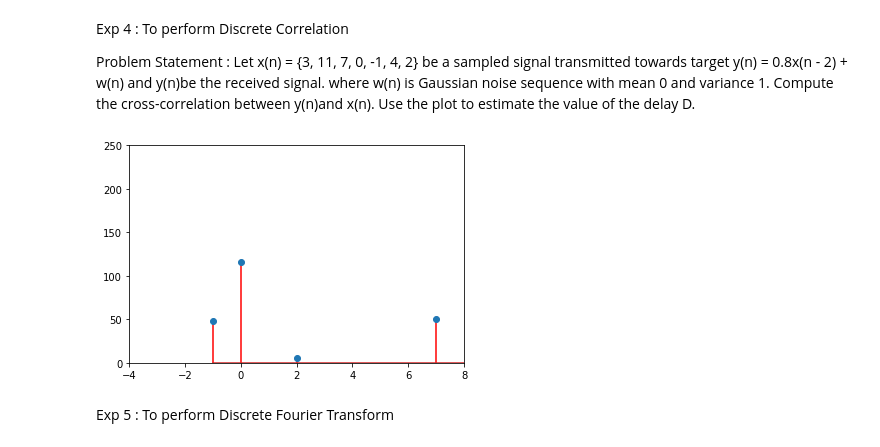
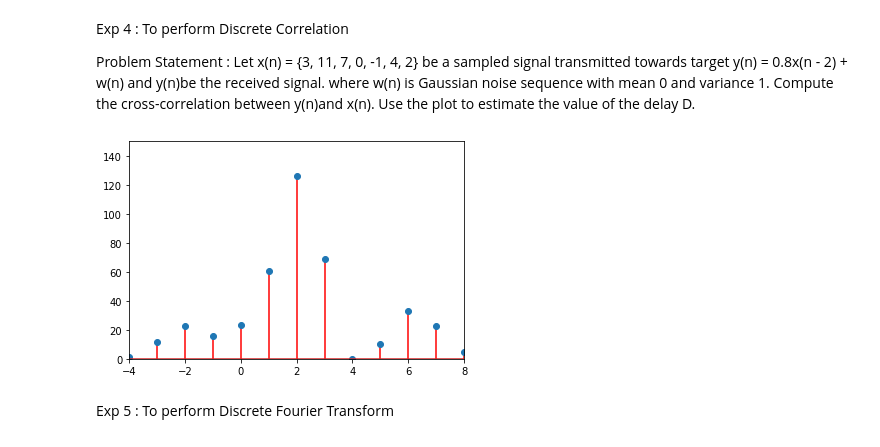
Before and after one commit to ejson03/Sem-7-pracs, a Jupyter notebook: dsip/dsip.ipynb, the cells around one changed output. Saved outputs shown, nothing was run; the diff lists cells and outputs as text; code cells hidden in the pictures.

```diff
--- a/dsip/dsip.ipynb
+++ b/dsip/dsip.ipynb
@@ -158,18 +158,22 @@ w(n)  is Gaussian noise sequence with mean 0 and variance 1. Compute the cross-c
 # %%
 from scipy import signal
 xn = [3, 11, 7, 0, -1, 4, 2]
-y = xn + np.random.normal(0,1,len(xn))
-yn = []
-for x in y:
-    yn.append(0.8*(x-2))
-corr = signal.correlate(xn, yn, mode='same')
+xnminus2 = [0.8*(x-2) for x in xn]
+y = xnminus2 + np.random.normal(0,1,len(xnminus2))
+yf = y[::-1]
+nx = np.arange(-3,4,1)
+ny = nx + 2
+N1 = len(nx)
+N2 = len(ny)
+n3 = np.arange(nx[0]+ny[0], nx[N1-1]+ny[N2-1]+1, 1)
+corr = signal.convolve(xn, yf, mode='full')
 plt.figure()
-plt.ylim(0, 250)
-plt.xlim(-4,8)
-plt.stem(xn, corr, 'r', markerfmt ='o')
+plt.ylim(0, 150)
+plt.xlim(n3[0], n3[-1])
+plt.stem(n3, np.abs(corr), 'r', markerfmt ='o')
 plt.show()
 # %% [output]
-[figure, old version]
+[figure, new version]
 # %% [markdown]
 Exp 5 : To perform Discrete  Fourier Transform
 # %% [markdown]
```
Also changed, not shown: parts of 2 cells of this notebook, 1 other file.
